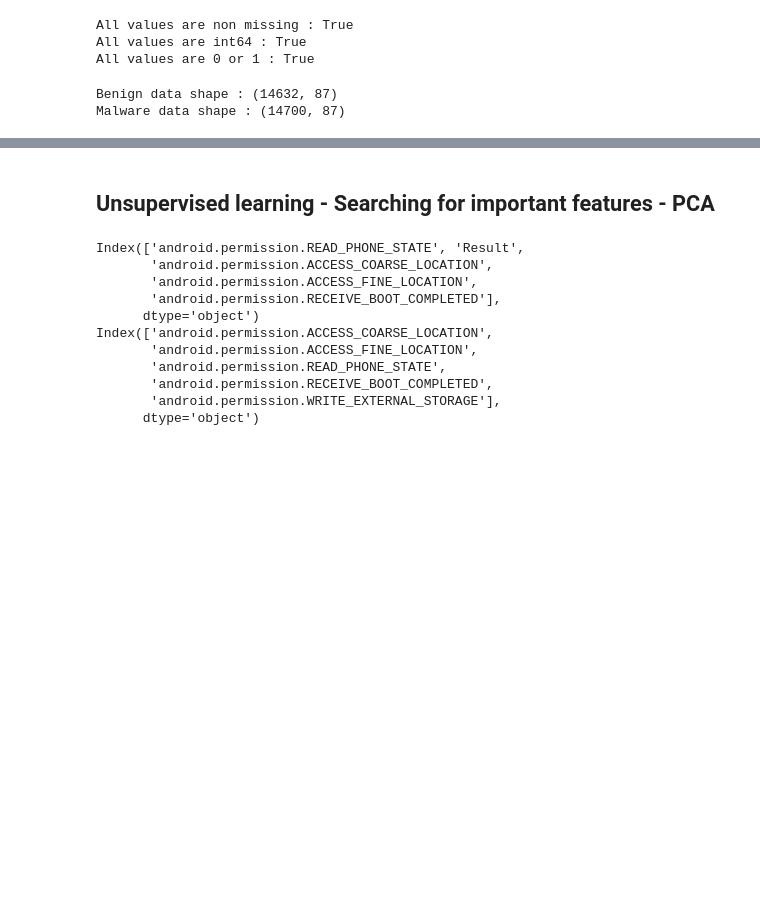
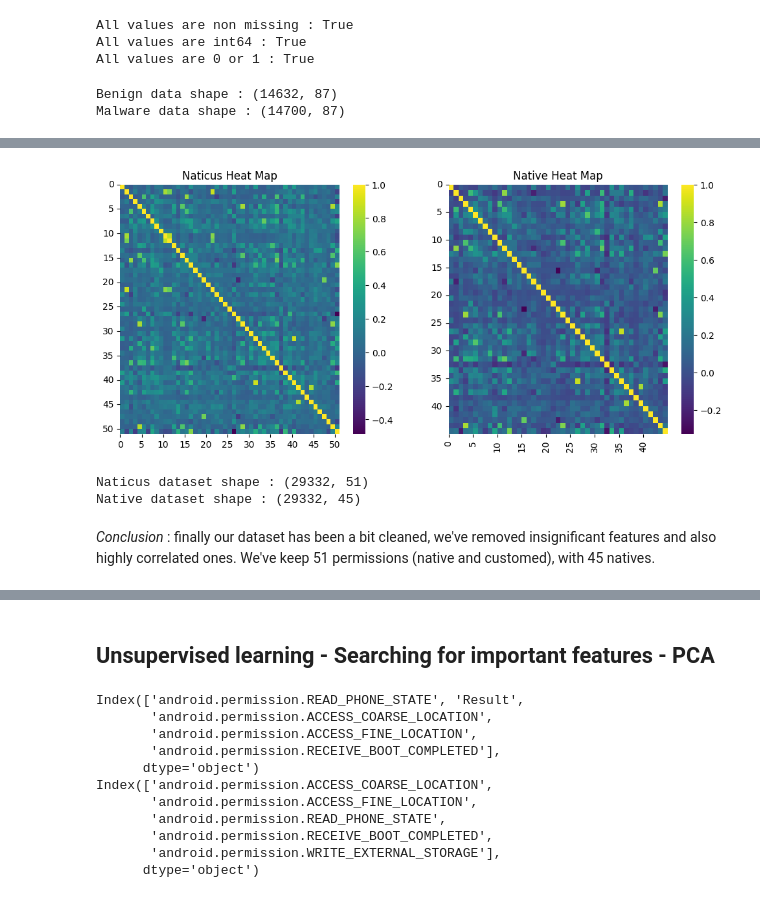
Before and after one commit to AugustinGrunewald/-NATICUSdroid, a Jupyter notebook: main.ipynb, the cells around one changed output, grey strips where cells are left out. Drawn from its saved outputs; the diff is of its cells as text; code cells hidden in the pictures; blank space fills up the shorter version.

```diff
--- a/main.ipynb
+++ b/main.ipynb
@@ -92,0 +177,4 @@ Don't use these df after, they don't have the result column
+# %%
+# Updating the dataframes to work with
+naticus_df = naticus_df.drop(naticus_cols_to_drop, axis=1)
+native_df = native_df.drop(native_cols_to_drop, axis=1)
@@ -92,0 +206,46 @@ Don't use these df after, they don't have the result column
+# %%
+# Updating the dataframes to work with
+naticus_df = naticus_df.drop(naticus_cols_to_drop, axis=1)
+native_df = native_df.drop(native_cols_to_drop, axis=1)
+# %%
+# Final heat map
+naticus_corr = naticus_df.corr()
+native_corr = native_df.corr()
+
+# Removing the labels of each permissions by its index
+naticus_corr.index = range(len(naticus_corr))
+naticus_corr.columns = range(len(naticus_corr.columns))
+native_corr.index = range(len(native_corr))
+native_corr.columns = range(len(native_corr.columns))
+
+# Plotting the heat maps using seaborn
+fig, axes = plt.subplots(1,2, figsize=(12,5))
+axes.flatten()
+
+# Ticks only 5 by 5
+step = 5
+
+sns.heatmap(naticus_corr, ax=axes[0], cmap='viridis', vmin=naticus_corr.min().min(), vmax=1)
+axes[0].set_xticks(np.arange(0, len(naticus_corr), step))
+axes[0].set_yticks(np.arange(0, len(naticus_corr), step))
+axes[0].set_xticklabels(np.arange(0, len(naticus_corr), step))
+axes[0].set_yticklabels(np.arange(0, len(naticus_corr), step), rotation=0)
+axes[0].set_title("Naticus Heat Map")
+
+sns.heatmap(native_corr, ax=axes[1], cmap='viridis', vmin=native_corr.min().min(), vmax=1)
+axes[1].set_xticks(np.arange(0, len(native_corr), step))
+axes[1].set_yticks(np.arange(0, len(native_corr), step))
+axes[1].set_xticklabels(np.arange(0, len(native_corr), step))
+axes[1].set_yticklabels(np.arange(0, len(native_corr), step), rotation=0)
+axes[1].set_title("Native Heat Map");
+# %% [output]
+[figure, added]
+# %%
+# Final shapes
+print(f"Naticus dataset shape : {naticus_df.shape}")
+print(f"Native dataset shape : {native_df.shape}")
+# %% [output]
+Naticus dataset shape : (29332, 51)
+Native dataset shape : (29332, 45)
+# %% [markdown]
+*Conclusion* : finally our dataset has been a bit cleaned, we've removed insignificant features and also highly correlated ones. We've keep 51 permissions (native and customed), with 45 natives.
```
Also changed, not shown: parts of 47 cells of this notebook, 1 other file.
